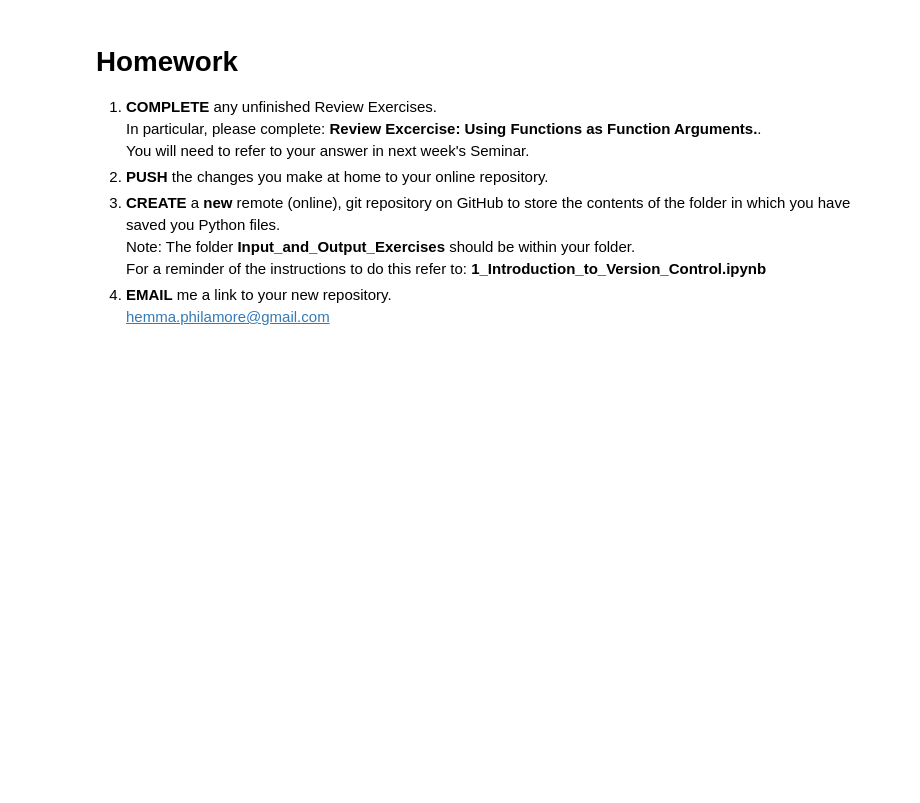
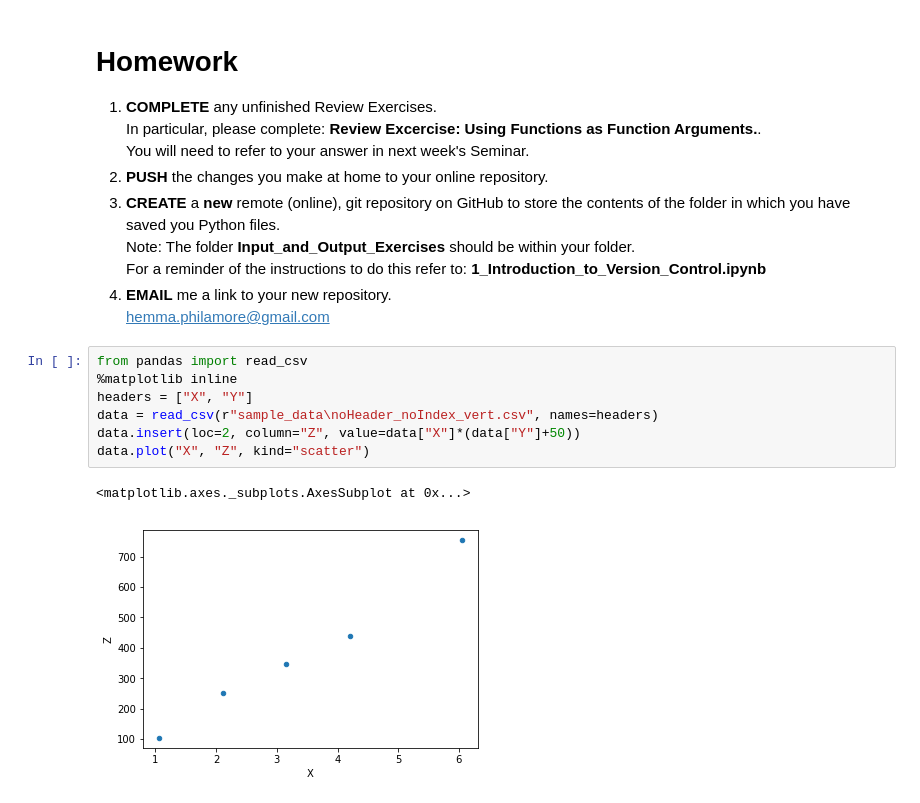
Before and after one commit to AyTanase/ILAS-, a Jupyter notebook: 9_Input_and_Output.ipynb, the cells around one changed output. Cells and saved outputs as stored; diff of their text form; blank space fills up the shorter version.

```diff
--- a/9_Input_and_Output.ipynb
+++ b/9_Input_and_Output.ipynb
@@ -2142,3 +2157,13 @@ Create and display a 2D-dimensional array-like object containing an array of dat
 1. __CREATE__ a __new__ remote (online), git repository on GitHub to store the contents of the folder in which you have saved you Python files. <br>Note: The folder __Input_and_Output_Exercises__ should be within your folder.<br>For a reminder of the instructions to do this refer to: __1_Introduction_to_Version_Control.ipynb__
 1. __EMAIL__ me a link to your new repository.<br>
 <a href="mailto:hemma.philamore@gmail.com">hemma.philamore@gmail.com</a>
+# %%
+from pandas import read_csv
+%matplotlib inline
+headers = ["X", "Y"]
+data = read_csv(r"sample_data\noHeader_noIndex_vert.csv", names=headers)
+data.insert(loc=2, column="Z", value=data["X"]*(data["Y"]+50))
+data.plot("X", "Z", kind="scatter")
+# %% [output]
+<matplotlib.axes._subplots.AxesSubplot at 0x...>
+[figure, added]
```
Also changed, not shown: parts of 2 cells of this notebook.
